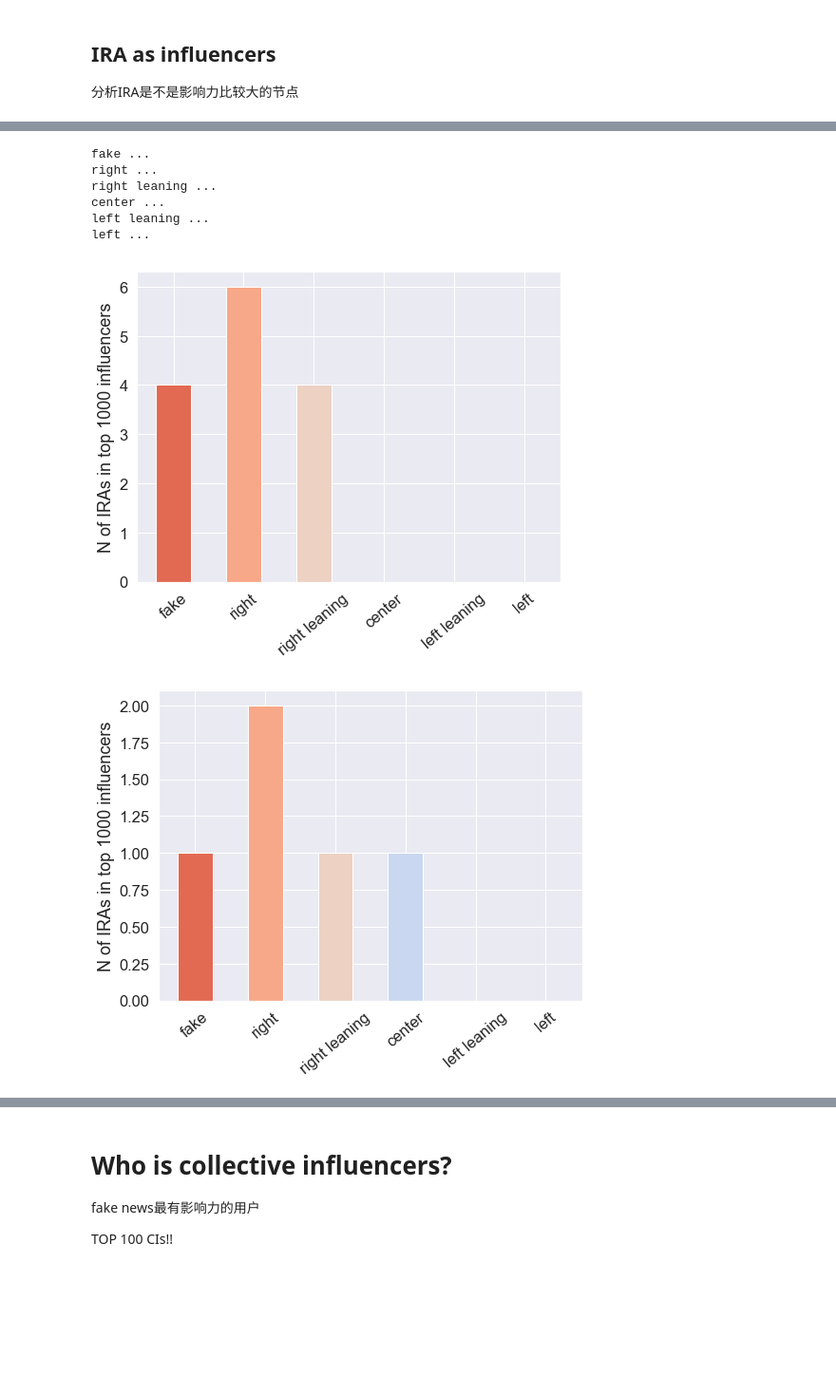
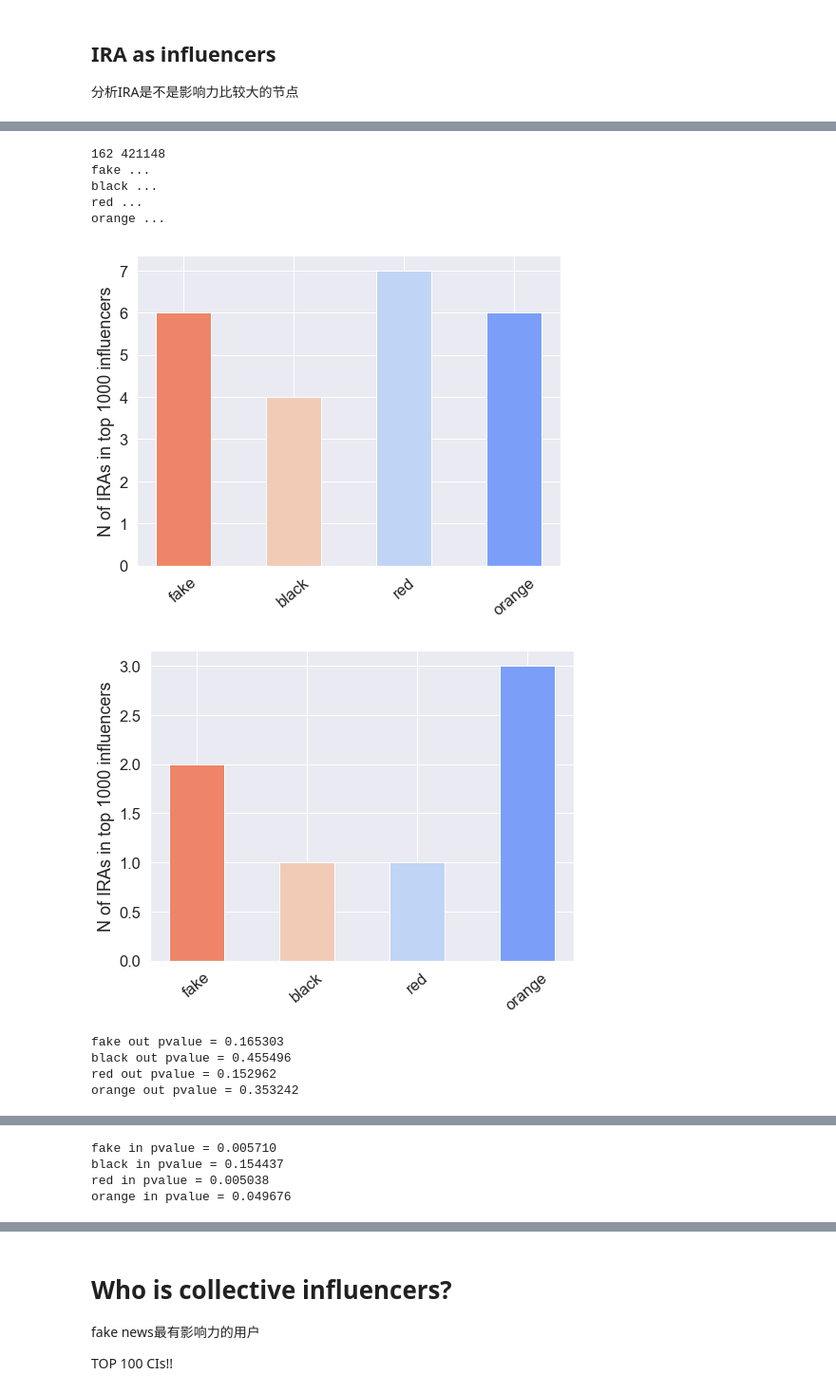
Before and after one commit to kayzhou/fake_news_during_election, a Jupyter notebook: all_tweets.ipynb, the cells around one changed output, grey strips where cells are left out. Shown: that part at 95% size. Drawn from its saved outputs; the diff is of its cells as text; code cells hidden in the pictures; blank space fills up the shorter version.

```diff
--- a/all_tweets.ipynb
+++ b/all_tweets.ipynb
@@ -721,14 +969,18 @@ def build_CI_rank(graph_file):
 # %%
 labels = [
     "fake",
-    "extreme bias (right)",
     "right",
     "right leaning",
     "center",
     "left leaning",
     "left",
-    "extreme bias (left)"
 ]
+
+users = pd.read_csv("data/all-users-mbfc.csv", index_col="user_id",
+                    usecols =["user_id", "is_IRA"], dtype={"user_id": str, "is_IRA": int})
+IRA_users = users[users.is_IRA > 0]
+print(len(IRA_users))
+
 
 top_num = 1000
 
@@ -737,7 +989,7 @@ dict_CI = defaultdict(dict)
 
 for label in labels:
     print(label, "...")
-    rst = build_CI_rank("disk/network/{}_nc.gt".format(label))
+    rst = build_CI_rank("disk/network/{}_fc.gt".format(label))
 #     for dire in ["out", "undir", "both", "in"]:
     for dire in ["out", "in"]:
         user_CI = rst[dire + "_CI"]
@@ -770,13 +1022,13 @@ compare_CI_value = pd.DataFrame(dict_CI).transpose()
 
 def plot_corr(cor, dire):
     # display(cor)
-    plt.figure(figsize=(10, 6))
+    plt.figure(figsize=(8, 6))
     x = range(len(labels))
     for i in x:
         plt.bar(i, cor[dire + "_" + labels[i]], width=0.5, color=sns.color_palette("coolwarm", len(labels))[len(labels) - 1 - i])
     plt.xticks(x, labels, rotation=40)
     plt.ylabel('N of IRAs in top {} influencers'.format(top_num))
-    plt.savefig("fig/size-of-inter-{}-{}-nc.pdf".format(top_num, dire), dpi=300, bbox_inches='tight')
+    plt.savefig("fig/size-of-inter-{}-{}-fc.pdf".format(top_num, dire), dpi=300, bbox_inches='tight')
     plt.show()
     plt.tight_layout()
     plt.close()
@@ -784,7 +1036,6 @@ def plot_corr(cor, dire):
 # for dire in ["out", "undir", "both", "in"]:
 for dire in ["out", "in"]:
     plot_corr(len_intersection, dire)
-
 
 # for dire in ["out", "undir", "both", "in"]:
 for dire in ["out", "in"]:
@@ -819,7 +1070,7 @@ for dire in ["out", "in"]:
     plt.legend()
 
     plt.tight_layout()
-    plt.savefig("fig/CI_{}_nc.pdf".format(dire), dpi=300, bbox_inches='tight')
+    plt.savefig("fig/CI_{}_fc.pdf".format(dire), dpi=300, bbox_inches='tight')
     plt.show()
     plt.close()
 # %% [output]
@@ -854,12 +1080,16 @@ extreme bias (left) in pvalue = 0.618
 # %%
 labels = [
     "fake",
-    "right",
-    "right leaning",
-    "center",
-    "left leaning",
-    "left",
+    "black",
+    "red",
+    "orange",
 ]
+
+users = pd.read_csv("data/all-users-sf.csv", index_col="user_id",
+                    usecols =["user_id", "is_IRA"], dtype={"user_id": str, "is_IRA": int})
+IRA_users = users[users.is_IRA > 0]
+print(len(IRA_users), len(users))
+
 
 top_num = 1000
 
@@ -868,7 +1098,7 @@ dict_CI = defaultdict(dict)
 
 for label in labels:
     print(label, "...")
-    rst = build_CI_rank("disk/network/{}_fc.gt".format(label))
+    rst = build_CI_rank("disk/network/{}_sf.gt".format(label))
 #     for dire in ["out", "undir", "both", "in"]:
     for dire in ["out", "in"]:
         user_CI = rst[dire + "_CI"]
@@ -907,7 +1137,7 @@ def plot_corr(cor, dire):
         plt.bar(i, cor[dire + "_" + labels[i]], width=0.5, color=sns.color_palette("coolwarm", len(labels))[len(labels) - 1 - i])
     plt.xticks(x, labels, rotation=40)
     plt.ylabel('N of IRAs in top {} influencers'.format(top_num))
-    plt.savefig("fig/size-of-inter-{}-{}-fc.pdf".format(top_num, dire), dpi=300, bbox_inches='tight')
+    plt.savefig("fig/size-of-inter-{}-{}-sf.pdf".format(top_num, dire), dpi=300, bbox_inches='tight')
     plt.show()
     plt.tight_layout()
     plt.close()
@@ -917,23 +1147,6 @@ for dire in ["out", "in"]:
     plot_corr(len_intersection, dire)
 
 sns.set_style("darkgrid")
-
-# for dire in ["out", "undir", "both", "in"]:
-for dire in ["out", "in"]:
-    ax = plt.figure(figsize=(8, 6))
-    plt.ylabel("Average CI score")
-    compare_CI_value[dire + "_IRA"].plot.bar(width=0.3, position=1.1,
-                                     color=ira_c, label="IRAs")
-    compare_CI_value[dire + "_All users"].plot.bar(width=0.3, position=-0.1,
-                                     color=all_c, label="All users")
-    plt.xticks(rotation=40)
-    plt.xlim(-1, len(labels))
-    plt.legend()
-
-    plt.tight_layout()
-    plt.savefig("fig/CI_{}_fc.pdf".format(dire), dpi=300, bbox_inches='tight')
-    plt.show()
-    plt.close()
 
 # for dire in ["out", "undir", "both", "in"]:
 for dire in ["out", "in"]:
@@ -944,39 +1157,42 @@ for dire in ["out", "in"]:
     compare_CI_value[dire + "_All users"].plot.bar(width=0.3, position=-0.1,
                                      color=all_c, label="All users")
 
 
     rst = ks_2samp(d[dire + "_IRA dist"], d[dire + "_All dist"])
     # print('KS ->', rst)
 
     _ticks = []
     for label in labels:
         d = dict_CI[label]
         pvalue = ks_2samp(d[dire + "_IRA dist"], d[dire + "_All dist"])[1]
-        print(label, dire, "pvalue = {:.3f}".format(pvalue))
+        print(label, dire, "pvalue = {:.6f}".format(pvalue))
         if pvalue < 0.001:
             _ticks.append(label + "\n< 0.001***")
 
         elif pvalue < 0.01:
             _ticks.append("{}\n{:.3f}**".format(label, pvalue))
         elif pvalue < 0.05:
             _ticks.append("{}\n{:.3f}*".format(label, pvalue))
         else:
             _ticks.append(label)
 
     plt.xticks(range(len(labels)), _ticks, rotation=40, fontsize=12)
     plt.xlim(-1, len(labels))
     plt.legend()
 
     plt.tight_layout()
-    plt.savefig("fig/CI_{}_fc.pdf".format(dire), dpi=300, bbox_inches='tight')
+    plt.savefig("fig/CI_{}_sf.pdf".format(dire), dpi=300, bbox_inches='tight')
     plt.show()
     plt.close()
 # %% [output]
+162 421148
 fake ...
-right ...
-right leaning ...
-center ...
-left leaning ...
-left ...
+black ...
+red ...
+orange ...
-[figure, old version]
+[figure, new version]
-[figure, old version]
+[figure, new version]
+fake out pvalue = 0.165303
+black out pvalue = 0.455496
+red out pvalue = 0.152962
+orange out pvalue = 0.353242
@@ -983,0 +1200,4 @@ left ...
+fake in pvalue = 0.005710
+black in pvalue = 0.154437
+red in pvalue = 0.005038
+orange in pvalue = 0.049676
```
Also changed, not shown: parts of 10 cells of this notebook, 2 other files.
